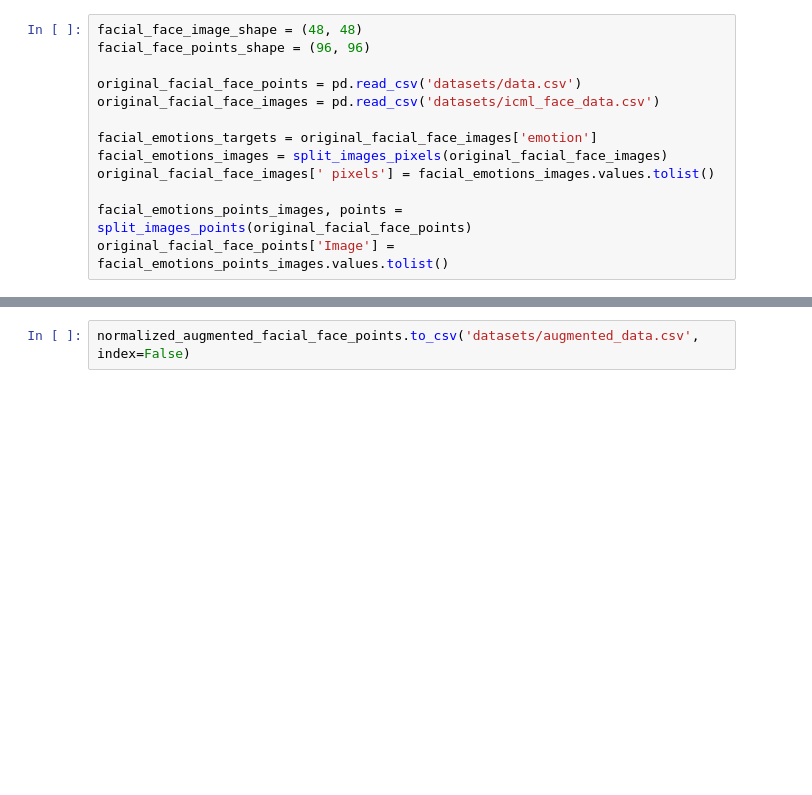
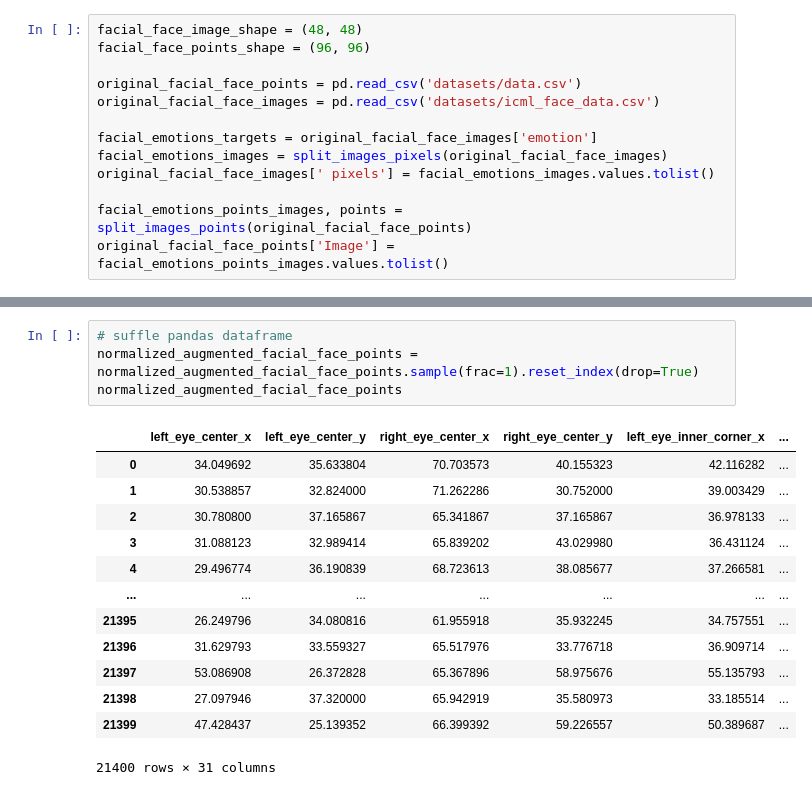
Before and after one commit to RubenBBlazquez/EmotionPredictor, a Jupyter notebook: DataAugmentation.ipynb, the cells around one changed output, grey strips where cells are left out. Cells and saved outputs as stored; diff of their text form; blank space fills up the shorter version.

```diff
--- a/DataAugmentation.ipynb
+++ b/DataAugmentation.ipynb
@@ -254,2 +255,18 @@ normalized_augmented_facial_face_points
-# %%
-normalized_augmented_facial_face_points.to_csv('datasets/augmented_data.csv', index=False)
+# %%
+# suffle pandas dataframe
+normalized_augmented_facial_face_points = normalized_augmented_facial_face_points.sample(frac=1).reset_index(drop=True)
+normalized_augmented_facial_face_points
+# %% [output]
+|  | left_eye_center_x | left_eye_center_y | right_eye_center_x | right_eye_center_y | left_eye_inner_corner_x | ... |
+| 0 | 34.049692 | 35.633804 | 70.703573 | 40.155323 | 42.116282 | ... |
+| 1 | 30.538857 | 32.824000 | 71.262286 | 30.752000 | 39.003429 | ... |
+| 2 | 30.780800 | 37.165867 | 65.341867 | 37.165867 | 36.978133 | ... |
+| 3 | 31.088123 | 32.989414 | 65.839202 | 43.029980 | 36.431124 | ... |
+| 4 | 29.496774 | 36.190839 | 68.723613 | 38.085677 | 37.266581 | ... |
+| ... | ... | ... | ... | ... | ... | ... |
+| 21395 | 26.249796 | 34.080816 | 61.955918 | 35.932245 | 34.757551 | ... |
+| 21396 | 31.629793 | 33.559327 | 65.517976 | 33.776718 | 36.909714 | ... |
+| 21397 | 53.086908 | 26.372828 | 65.367896 | 58.975676 | 55.135793 | ... |
+| 21398 | 27.097946 | 37.320000 | 65.942919 | 35.580973 | 33.185514 | ... |
+| 21399 | 47.428437 | 25.139352 | 66.399392 | 59.226557 | 50.389687 | ... |
+21400 rows × 31 columns
```
Also changed, not shown: parts of 12 cells of this notebook, 3 other files.
